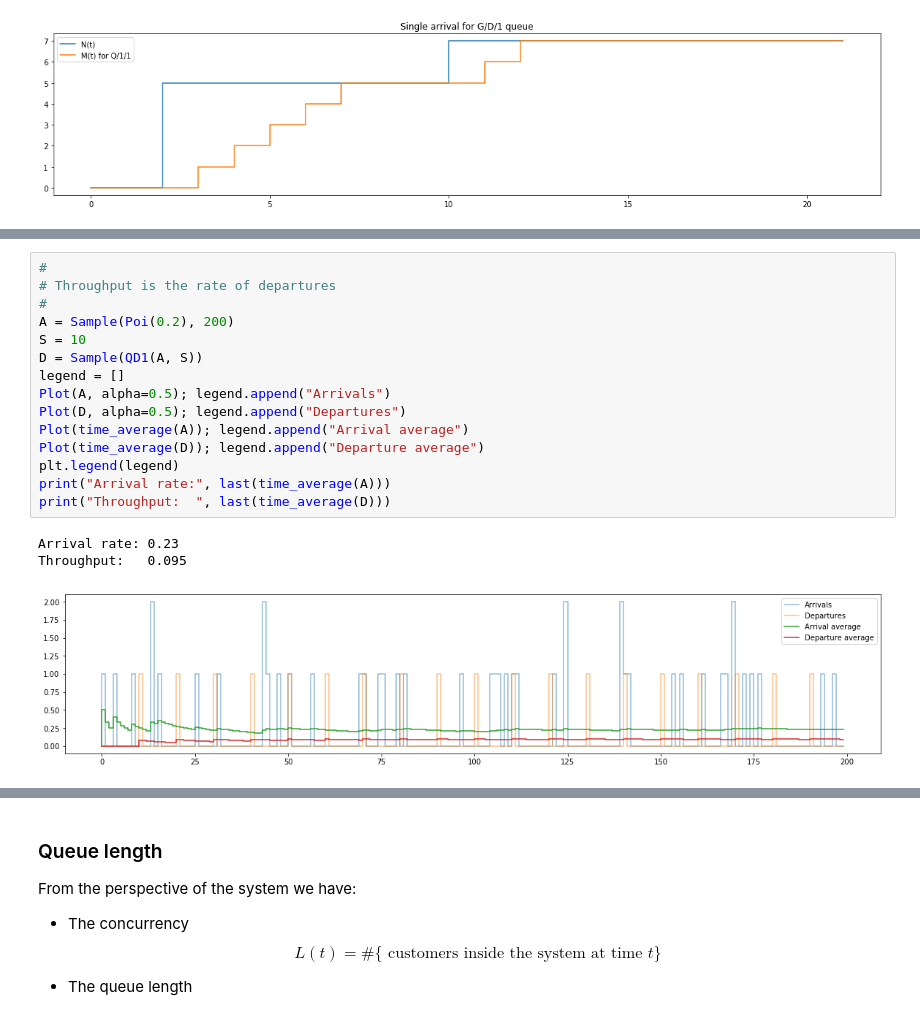
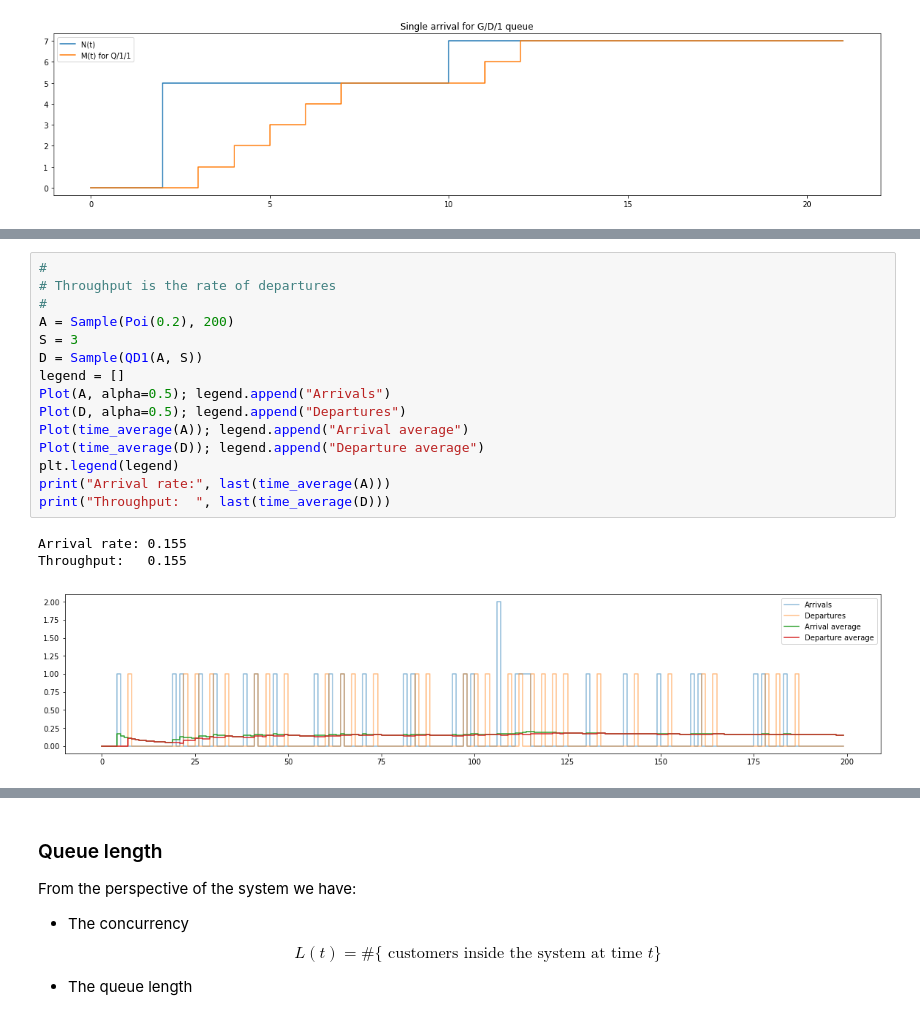
Before and after one commit to HeinrichHartmann/Statistics-for-Engineers, a Jupyter notebook: Queuing Theory.ipynb, the cells around one changed output, grey strips where cells are left out. Saved outputs shown, nothing was run; the diff lists cells and outputs as text.

```diff
--- a/Queuing Theory.ipynb
+++ b/Queuing Theory.ipynb
@@ -362,22 +364,22 @@ plt.legend(legend)
 # %%
 #
 # Throughput is the rate of departures
 #
 A = Sample(Poi(0.2), 200)
-S = 10
+S = 3
 D = Sample(QD1(A, S))
 legend = []
 Plot(A, alpha=0.5); legend.append("Arrivals")
 Plot(D, alpha=0.5); legend.append("Departures")
 Plot(time_average(A)); legend.append("Arrival average")
 Plot(time_average(D)); legend.append("Departure average")
 plt.legend(legend)
 print("Arrival rate:", last(time_average(A)))
 print("Throughput:  ", last(time_average(D)))
 # %% [output]
-Arrival rate: 0.23
-Throughput:   0.095
+Arrival rate: 0.155
+Throughput:   0.155
-[figure, old version]
+[figure, new version]
 # %%
 #
 # Throughput depending on arrival rate
```
Also changed, not shown: parts of 26 cells of this notebook, 2 other files.
